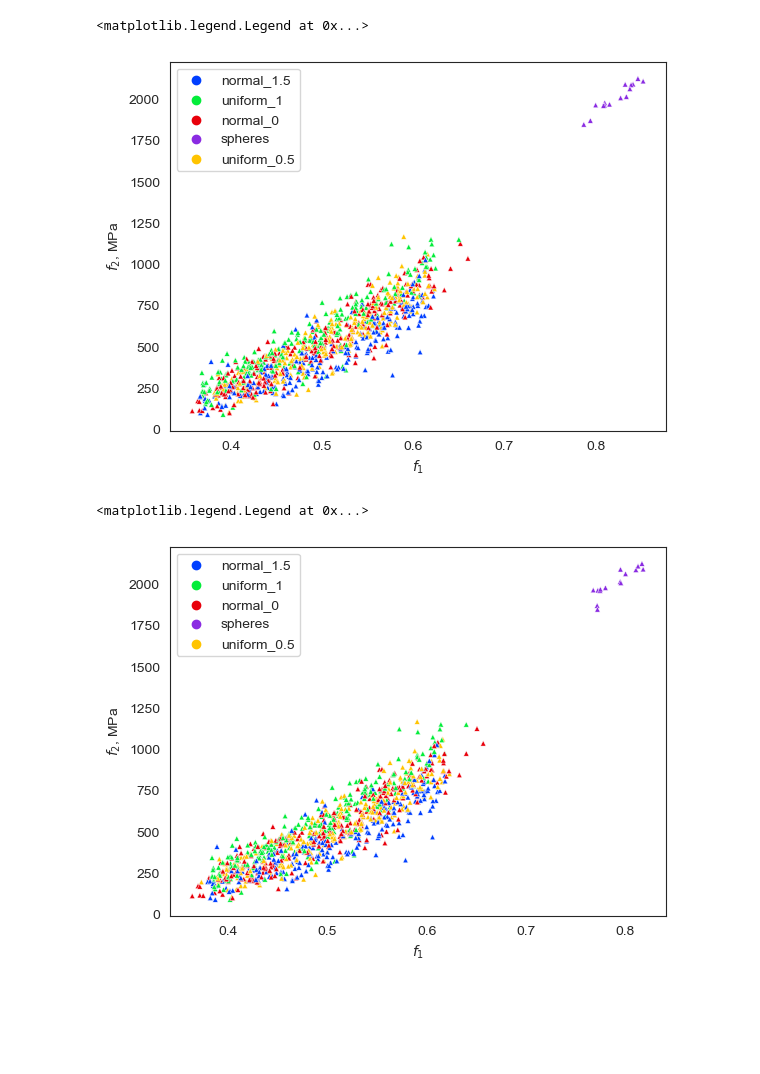
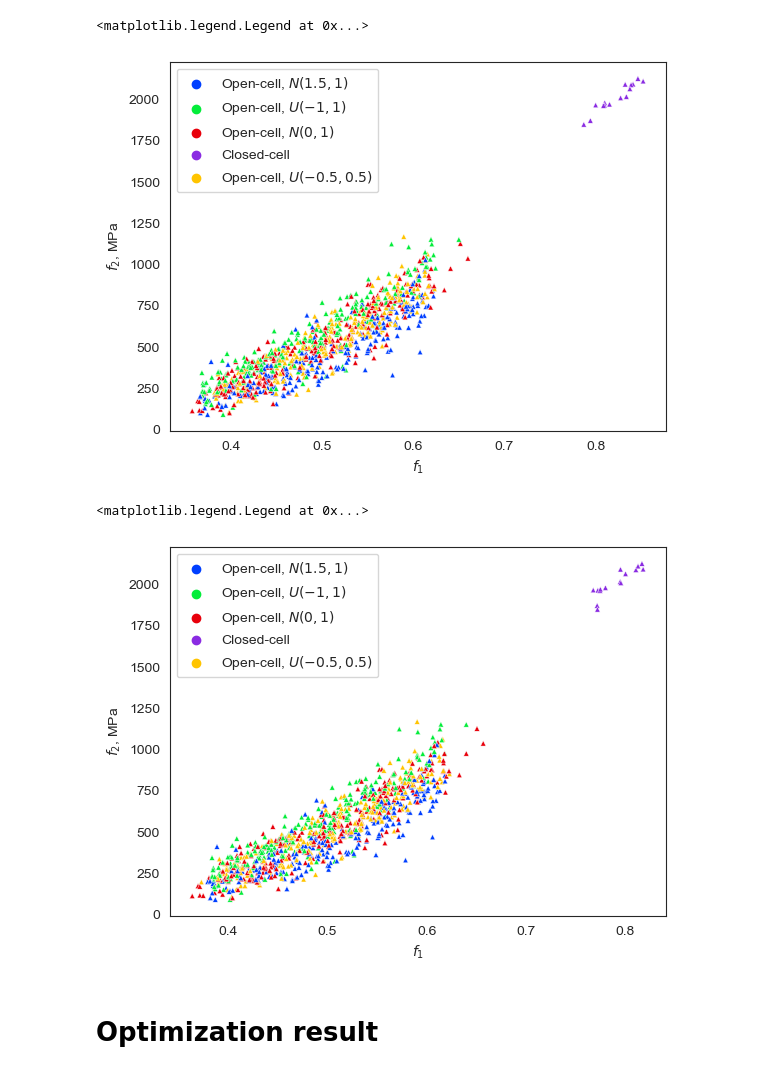
Before and after one commit to evg-kononov/materials-design, a Jupyter notebook: stats/properties.ipynb, the cells around one changed output. Cells and saved outputs as stored; diff of their text form; code cells hidden in the pictures; blank space fills up the shorter version.

```diff
--- a/stats/properties.ipynb
+++ b/stats/properties.ipynb
@@ -38,11 +45,11 @@ spheresRVE_ym["structure_num"] = spheresRVE_ym["structure_num"].apply(lambda x:
 uniform05_ym["structure_num"] = uniform05_ym["structure_num"].apply(lambda x: path_to_num(x))
 uniform1_ym["structure_num"] = uniform1_ym["structure_num"].apply(lambda x: path_to_num(x))
 
-normal0_ym["class"] = "normal_0"
-normal15_ym["class"] = "normal_1.5"
-spheresRVE_ym["class"] = "spheres"
-uniform05_ym["class"] = "uniform_0.5"
-uniform1_ym["class"] = "uniform_1"
+normal0_ym["class"] = "Open-cell, $N(0,1)$"
+normal15_ym["class"] = "Open-cell, $N(1.5,1)$"
+spheresRVE_ym["class"] = "Closed-cell"
+uniform05_ym["class"] = "Open-cell, $U(-0.5,0.5)$"
+uniform1_ym["class"] = "Open-cell, $U(-1,1)$"
 
 normal0_info = normal0_info.merge(normal0_ym, how="left", left_on="num", right_on="structure_num")
 normal15_info = normal15_info.merge(normal15_ym, how="left", left_on="num", right_on="structure_num")
@@ -112,21 +119,24 @@ ax.set_ylabel("$f_2$, MPa") # MPa because the model size in millimeters
 ax.legend(title="")
 # %% [output]
 <matplotlib.legend.Legend at 0x...>
-[figure, old version]
+[figure, new version]
 # %%
 fig, ax = plt.subplots(dpi=dpi)
 sns.scatterplot(
     ax=ax,
     data=train_ds_info[train_ds_info["volume_fraction_error"] < 5].sample(1000, random_state=2),
     x="volume_fraction",
     y="young_module",
     hue="class",
     s=15.0,
     marker="^",
+    legend="full"
 )
 ax.set_xlabel("$f_1$")
 ax.set_ylabel("$f_2$, MPa") # MPa because the model size in millimeters
 ax.legend(title="")
 # %% [output]
 <matplotlib.legend.Legend at 0x...>
-[figure, old version]
+[figure, new version]
+# %% [markdown]
+# Optimization result
```
Also changed, not shown: parts of 35 cells of this notebook, 1 other file.
